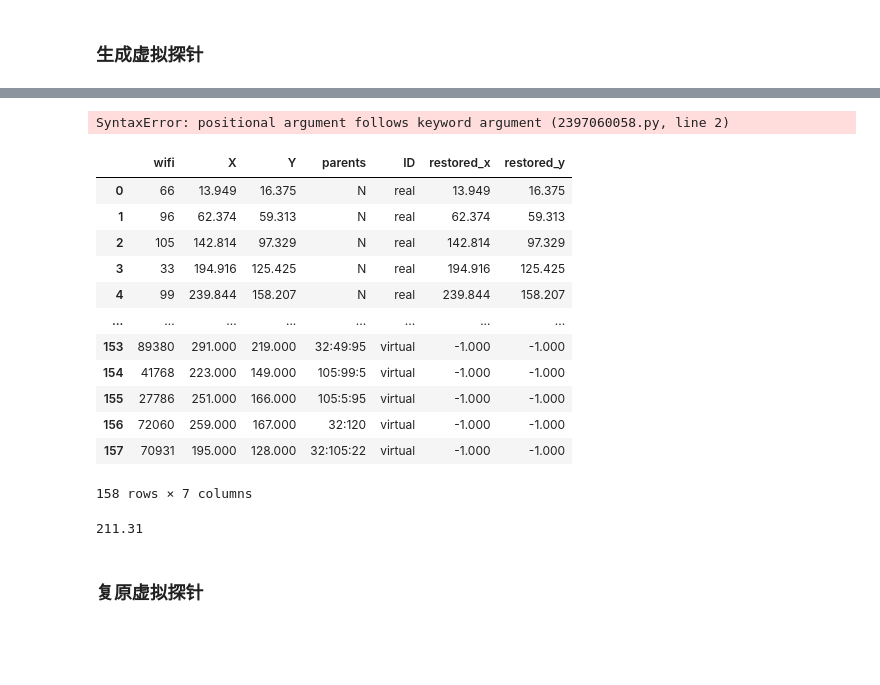
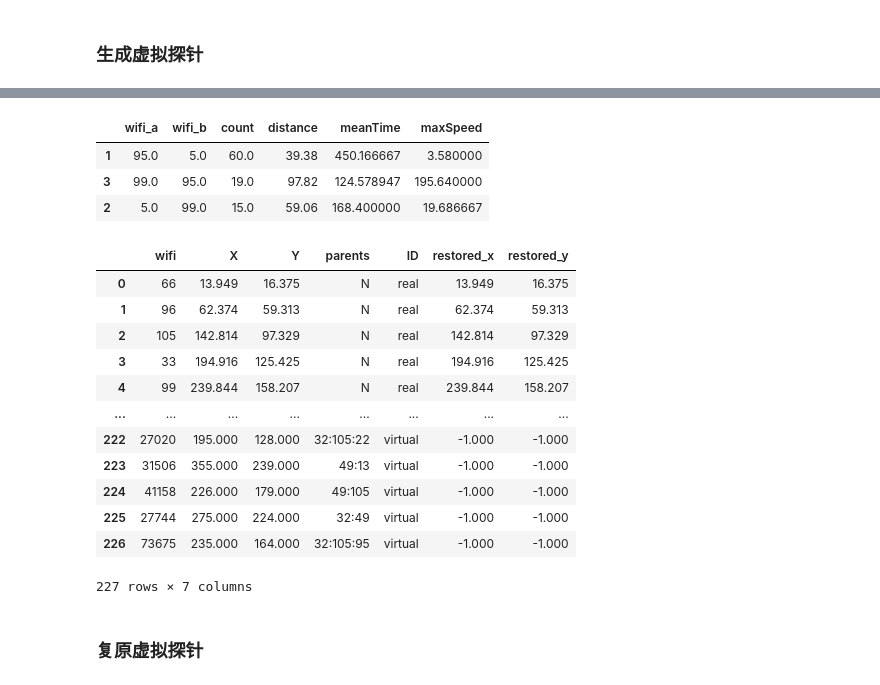
Before and after one commit to RickH-Arch/MEIRL-GAIL-Behavior-Cloning, a Jupyter notebook: wifi_track_data/wifi_track_data_clean_advanced.ipynb, the cells around one changed output, grey strips where cells are left out. Cells and saved outputs as stored; diff of their text form; code cells hidden in the pictures; blank space fills up the shorter version.

Commit message:
new virtual track

```diff
--- a/wifi_track_data/wifi_track_data_clean_advanced.ipynb
+++ b/wifi_track_data/wifi_track_data_clean_advanced.ipynb
@@ -389,8 +387,8 @@ KeyboardInterrupt:
 # %%
 #上限为11，当两个探针间切换次数超过11，则将这两个探针的轨迹视为跳动轨迹
 import math
-df_count = pd.read_csv(os.getcwd()+"/dacang/cleaned_data/dacang_cleaned_data_jumptrack_insight.csv")
-log_count = df_count['count'].apply(lambda x : math.log(x,10))
+df_insight = pd.read_csv(os.getcwd()+"/dacang/cleaned_data/dacang_cleaned_data_jumptrack_insight.csv")
+log_count = df_insight['count'].apply(lambda x : math.log(x,10))
 myplot.Boxes([(log_count,"各mac探针切换次数计数对数")])
 # %%
 10**1.146128
@@ -425,52 +441,51 @@ df_now
 # %%
 reload(utils)
-utils.GetJumpWifiTrack(df_now,count_thre = 11,time_thre = 300,dis_thre = 88,speed_thre)
+utils.GetJumpWifiTrack(df_now,count_thre = 11,time_thre = 300,dis_thre = 88,speed_thre = 26)
 # %% [output]
-SyntaxError: positional argument follows keyword argument (2397060058.py, line 2)
+|  | wifi_a | wifi_b | count | distance | meanTime | maxSpeed |
+| 1 | 95.0 | 5.0 | 60.0 | 39.38 | 450.166667 | 3.580000 |
+| 3 | 99.0 | 95.0 | 19.0 | 97.82 | 124.578947 | 195.640000 |
+| 2 | 5.0 | 99.0 | 15.0 | 59.06 | 168.400000 | 19.686667 |
 # %%
 reload(utils)
 df_wifiposNew = df_wifipos.copy()
 for mac in tqdm(mac_list):
 #for i in range(1):
     #get df now
     df_now = utils.GetDfNow(df,mac)
 
-    df_count = utils.GetJumpWifiTrack(df_now,count_thre = 13,time_thre = 300,dis_thre = 89)
+    df_count = utils.GetJumpWifiTrack(df_now,count_thre = 13,time_thre = 300,dis_thre = 89,speed_thre=26)
     if len(df_count) == 0:
         continue
 
     #get jump track sets
     track_sets = utils.GetJumpTrackSets(df_count.wifi_a.values,df_count.wifi_b.values)
     #add new virtual tracks
     df_wifiposNew = utils.AddNewWifiTrack(df_wifiposNew,track_sets)
 
 df_wifiposNew['ID'] = df_wifiposNew['parents'].apply(lambda x : 'real' if x == "N" else 'virtual')
 df_wifiposNew['restored_x'] = [-1]*len(df_wifiposNew)
 df_wifiposNew['restored_y'] = [-1]*len(df_wifiposNew)
 for i,row in df_wifiposNew.iterrows():
     if row.ID == 'real':
         df_wifiposNew.at[i,'restored_x'] = row.X
         df_wifiposNew.at[i,'restored_y'] = row.Y
 df_wifiposNew.to_csv(os.getcwd()+"/dacang/wifi_track_pos&traj/wifi_pos_new_needRestored.csv",index=False)
 df_wifiposNew
 # %% [output]
 |  | wifi | X | Y | parents | ID | restored_x | restored_y |
 | 0 | 66 | 13.949 | 16.375 | N | real | 13.949 | 16.375 |
 | 1 | 96 | 62.374 | 59.313 | N | real | 62.374 | 59.313 |
 | 2 | 105 | 142.814 | 97.329 | N | real | 142.814 | 97.329 |
 | 3 | 33 | 194.916 | 125.425 | N | real | 194.916 | 125.425 |
 | 4 | 99 | 239.844 | 158.207 | N | real | 239.844 | 158.207 |
 | ... | ... | ... | ... | ... | ... | ... | ... |
-| 153 | 89380 | 291.000 | 219.000 | 32:49:95 | virtual | -1.000 | -1.000 |
-| 154 | 41768 | 223.000 | 149.000 | 105:99:5 | virtual | -1.000 | -1.000 |
-| 155 | 27786 | 251.000 | 166.000 | 105:5:95 | virtual | -1.000 | -1.000 |
-| 156 | 72060 | 259.000 | 167.000 | 32:120 | virtual | -1.000 | -1.000 |
-| 157 | 70931 | 195.000 | 128.000 | 32:105:22 | virtual | -1.000 | -1.000 |
+| 222 | 27020 | 195.000 | 128.000 | 32:105:22 | virtual | -1.000 | -1.000 |
+| 223 | 31506 | 355.000 | 239.000 | 49:13 | virtual | -1.000 | -1.000 |
+| 224 | 41158 | 226.000 | 179.000 | 49:105 | virtual | -1.000 | -1.000 |
+| 225 | 27744 | 275.000 | 224.000 | 32:49 | virtual | -1.000 | -1.000 |
+| 226 | 73675 | 235.000 | 164.000 | 32:105:95 | virtual | -1.000 | -1.000 |
-158 rows × 7 columns
+227 rows × 7 columns
-# %%
-utils.GetWifiTrackDistance(92,49,df_wifiposNew)
-# %% [output]
-211.31
 # %%
 img_path = 'C:/Users/ricks/OneDrive/_EVENTS_/BehaviorCloningProject/PROJECT/MEIRL-GAIL-Behavior-Cloning/wifi_track_data/dacang/imgs/roads.png'
 myplot.Parents_2D(df_wifiposNew,img_path)
```
Also changed, not shown: parts of 10 cells of this notebook, 3 other files.
